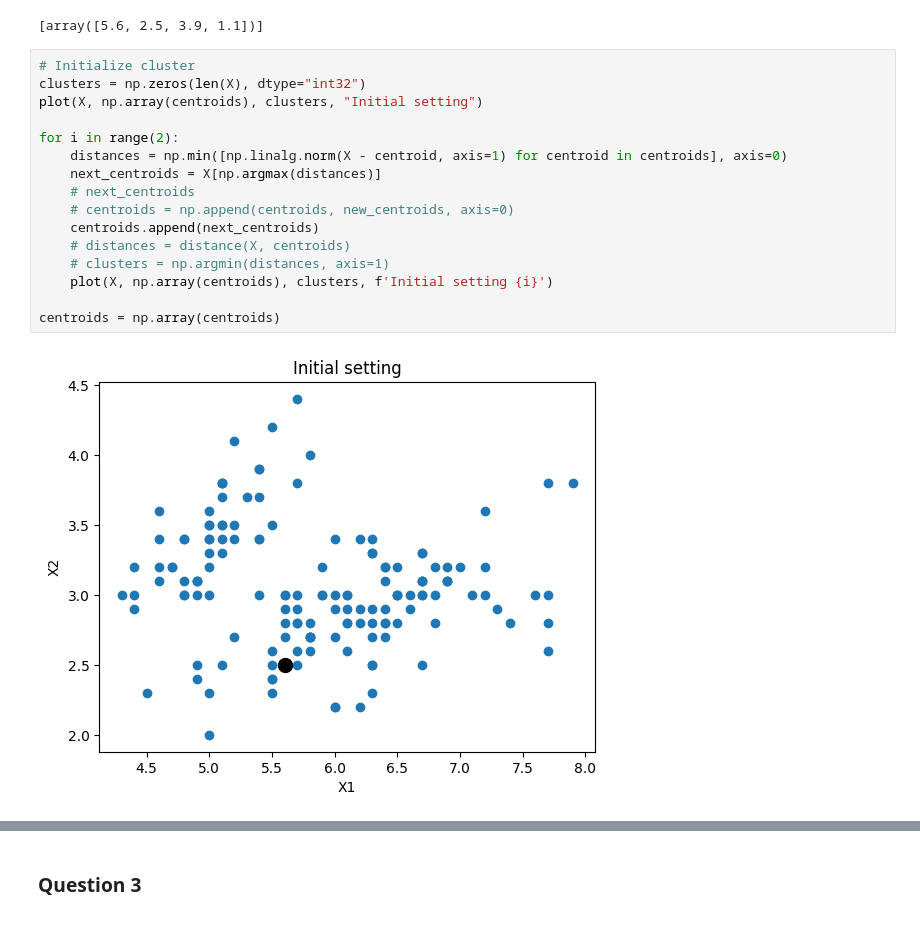
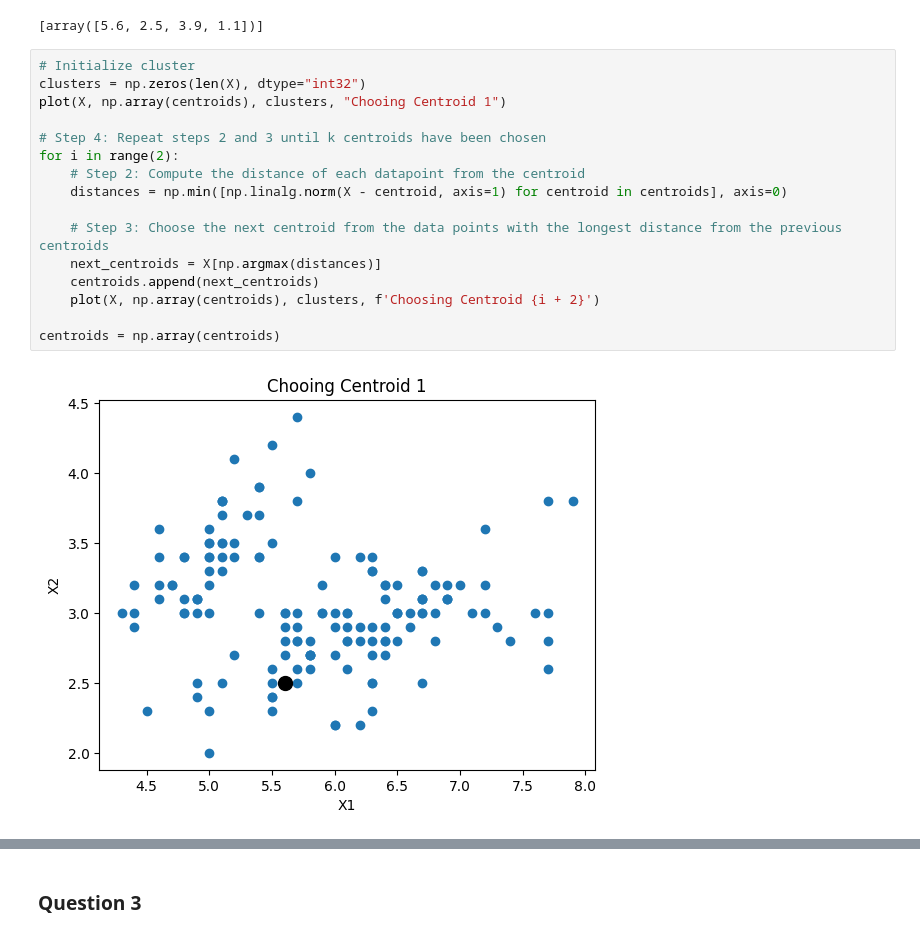
Before and after one commit to Huy1996/CMPE-255, a Jupyter notebook: Assignment 2/assignment2.ipynb, the cells around one changed output, grey strips where cells are left out. Saved outputs shown, nothing was run; the diff lists cells and outputs as text.

```diff
--- a/Assignment 2/assignment2.ipynb
+++ b/Assignment 2/assignment2.ipynb
@@ -100,18 +88,18 @@ centroids
 # %%
 # Initialize cluster
 clusters = np.zeros(len(X), dtype="int32")
-plot(X, np.array(centroids), clusters, "Initial setting")
+plot(X, np.array(centroids), clusters, "Chooing Centroid 1")
 
+# Step 4: Repeat steps 2 and 3 until k centroids have been chosen
 for i in range(2):
+    # Step 2: Compute the distance of each datapoint from the centroid
     distances = np.min([np.linalg.norm(X - centroid, axis=1) for centroid in centroids], axis=0)
+
+    # Step 3: Choose the next centroid from the data points with the longest distance from the previous centroids
     next_centroids = X[np.argmax(distances)]
-    # next_centroids
-    # centroids = np.append(centroids, new_centroids, axis=0)
     centroids.append(next_centroids)
-    # distances = distance(X, centroids)
-    # clusters = np.argmin(distances, axis=1)
-    plot(X, np.array(centroids), clusters, f'Initial setting {i}')
+    plot(X, np.array(centroids), clusters, f'Choosing Centroid {i + 2}')
 
 centroids = np.array(centroids)
 # %% [output]
-[figure, old version]
+[figure, new version]
```
Also changed, not shown: parts of 6 cells of this notebook.
